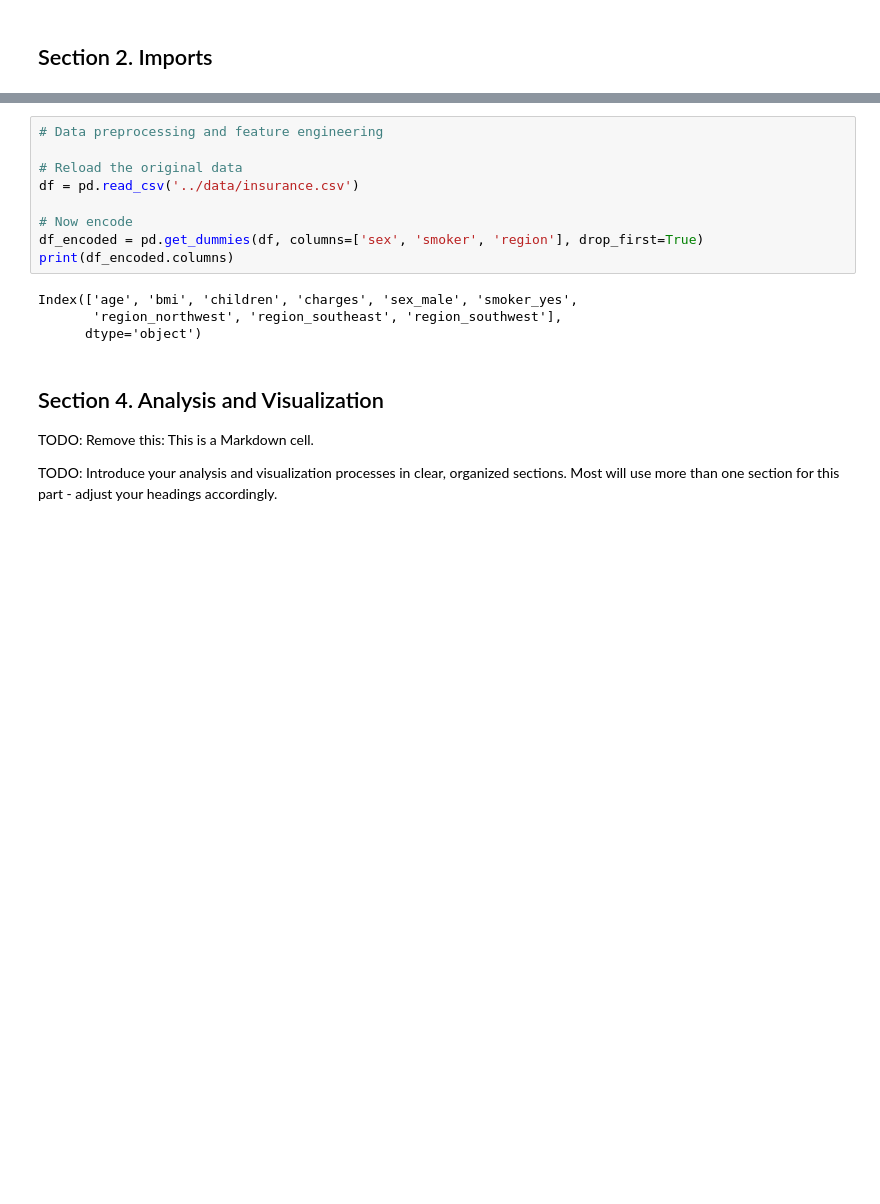
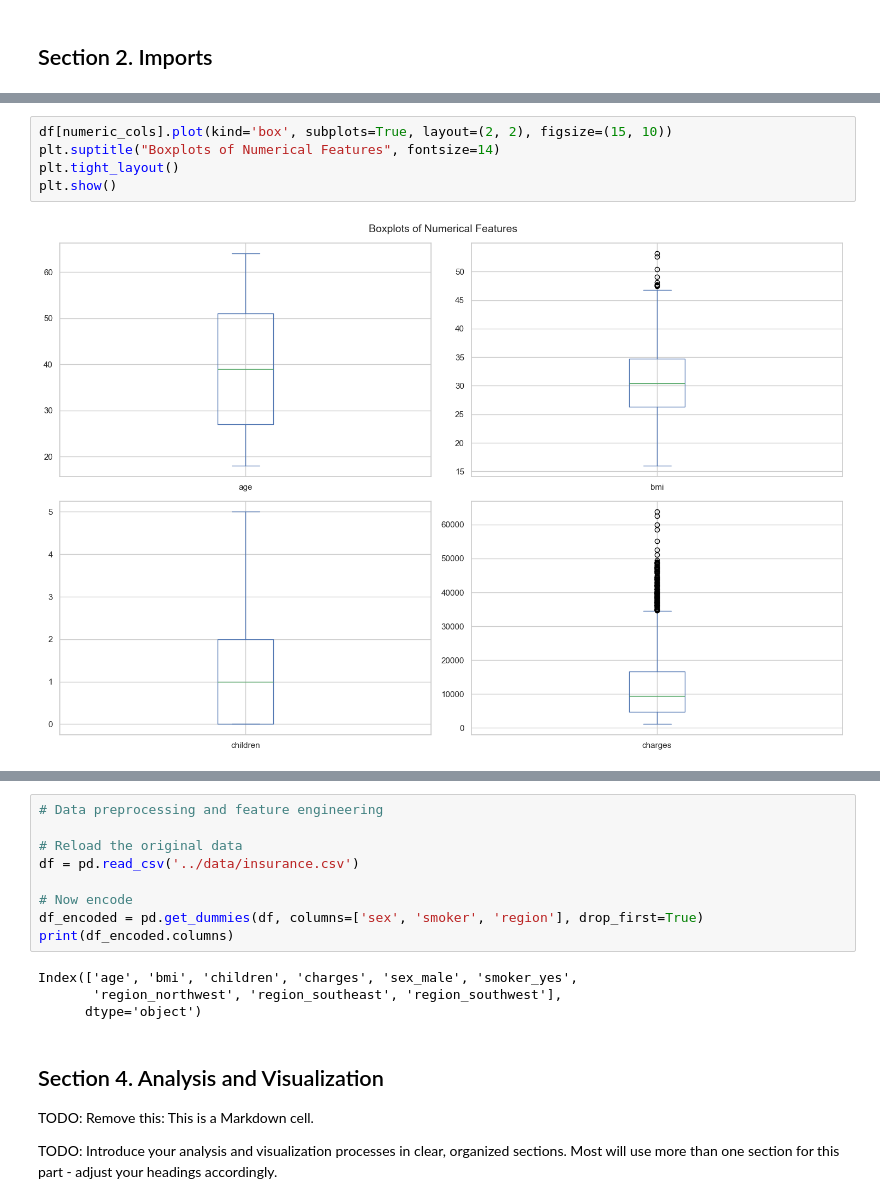
Before and after one commit to egbogbo11/capstone-insurance-costs-predictor, a Jupyter notebook: notebooks/demo_notebook.ipynb, the cells around one changed output, grey strips where cells are left out. Saved outputs shown, nothing was run; the diff lists cells and outputs as text; blank space fills up the shorter version.

```diff
--- a/notebooks/demo_notebook.ipynb
+++ b/notebooks/demo_notebook.ipynb
@@ -193,0 +196,7 @@ The dataset includes approximately **1,338 rows** and **7 columns** (attributes)
+# %%
+df[numeric_cols].plot(kind='box', subplots=True, layout=(2, 2), figsize=(15, 10))
+plt.suptitle("Boxplots of Numerical Features", fontsize=14)
+plt.tight_layout()
+plt.show()
+# %% [output]
+[figure, added]
```
Also changed, not shown: parts of 45 cells of this notebook, 5 other files.
